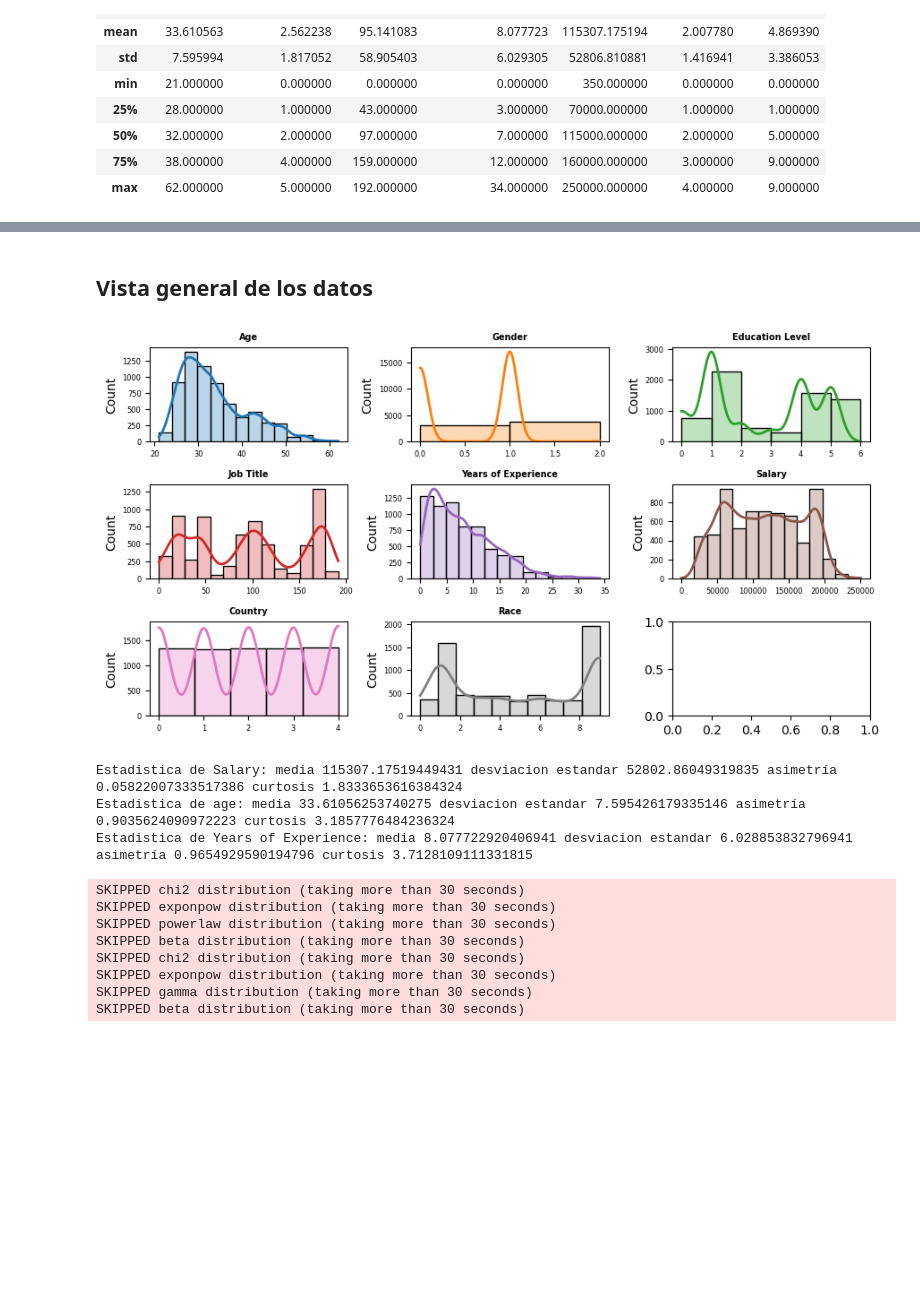
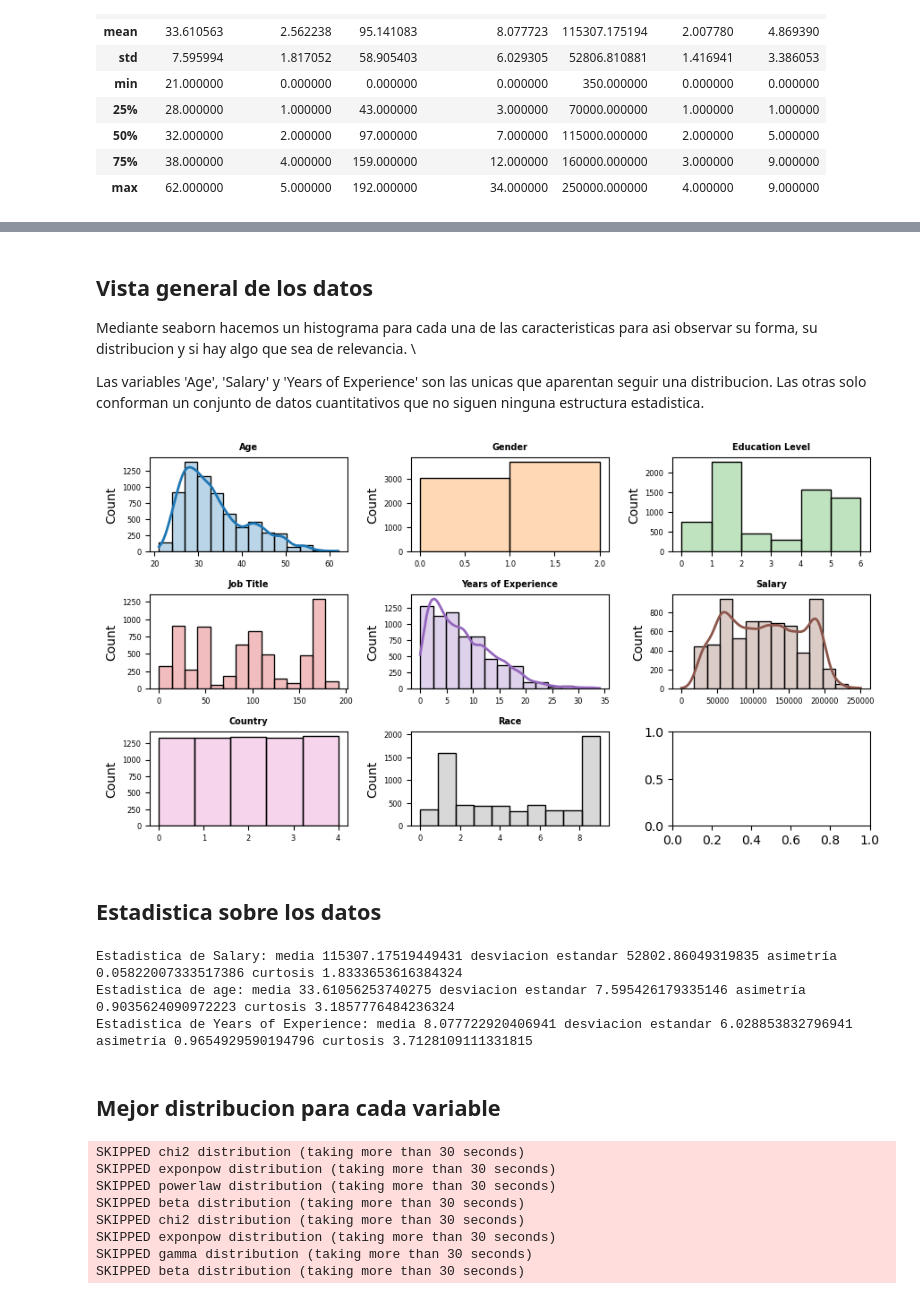
Before and after one commit to xavierzg/Salary_Data_Based_country_and_race, a Jupyter notebook: Untitled-checkpoint.ipynb, the cells around one changed output, grey strips where cells are left out. Cells and saved outputs as stored; diff of their text form; code cells hidden in the pictures; blank space fills up the shorter version.

```diff
--- a/Untitled-checkpoint.ipynb
+++ b/Untitled-checkpoint.ipynb
@@ -144,31 +138,48 @@ import matplotlib.pyplot as plt
 # %% [markdown]
 ## Vista general de los datos
+Mediante seaborn hacemos un histograma para cada una de las caracteristicas para asi observar su forma, su distribucion y si hay algo que sea de relevancia.  \\
+
+Las variables 'Age', 'Salary' y 'Years of Experience' son las unicas que aparentan seguir una distribucion. Las otras solo conforman un conjunto de datos cuantitativos que no siguen ninguna estructura estadistica.
 # %%
 fig, axes = plt.subplots(nrows=3, ncols=3, figsize=(9, 5))
 axes = axes.flat
 for i, colum in enumerate(data2):
     if pd.get_dummies(data2[colum]).columns.values.shape[0] <= 12:
         num_bins = pd.get_dummies(data2[colum]).columns.values.shape[0]
     else:
         num_bins = 14
-    sns.histplot(
-        data     = data1,
-        bins     = num_bins,
-        x        = colum,
-        stat     = "count",
-        kde      = True,
-        color    = (list(plt.rcParams['axes.prop_cycle'])*2)[i]["color"],
-        line_kws = {'linewidth': 2},
-        alpha    = 0.3,
-        ax       = axes[i]
-    )
+    with_curve = ['Salary', 'Age', 'Years of Experience']
+    if any(colum == var for var in with_curve):
+        sns.histplot(
+            data     = data1,
+            bins     = num_bins,
+            x        = colum,
+            stat     = "count",
+            kde      = True,
+            color    = (list(plt.rcParams['axes.prop_cycle'])*2)[i]["color"],
+            line_kws = {'linewidth': 2},
+            alpha    = 0.3,
+            ax       = axes[i]
+        )
+    else:
+        sns.histplot(
+            data     = data1,
+            bins     = num_bins,
+            x        = colum,
+            stat     = "count",
+            color    = (list(plt.rcParams['axes.prop_cycle'])*2)[i]["color"],
+            alpha    = 0.3,
+            ax       = axes[i]
+        )
     axes[i].set_title(colum, fontsize = 7, fontweight = "bold")
     axes[i].tick_params(labelsize = 6)
     axes[i].set_xlabel("")
 
 
 fig.tight_layout()
 plt.subplots_adjust(top = 0.9)
 # %% [output]
-[figure, old version]
+[figure, new version]
+# %% [markdown]
+## Estadistica sobre los datos
 # %%
@@ -186,6 +197,8 @@ print("Estadistica de Years of Experience:", "media", np.mean(data2['Years of Ex
 Estadistica de Salary: media 115307.17519449431 desviacion estandar 52802.86049319835 asimetría 0.05822007333517386 curtosis 1.8333653616384324
 Estadistica de age: media 33.61056253740275 desviacion estandar 7.595426179335146 asimetría 0.9035624090972223 curtosis 3.1857776484236324
 Estadistica de Years of Experience: media 8.077722920406941 desviacion estandar 6.028853832796941 asimetría 0.9654929590194796 curtosis 3.7128109111331815
+# %% [markdown]
+## Mejor distribucion para cada variable
 # %%
 from fitter import Fitter
 distribuciones = ['cauchy', 'chi2', 'expon',  'exponpow', 'gamma',
```
Also changed, not shown: parts of 10 cells of this notebook.
